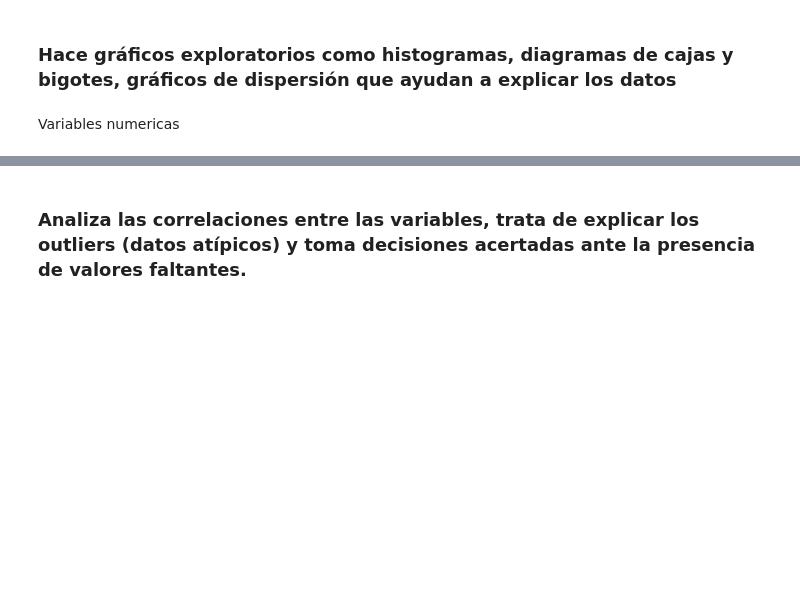
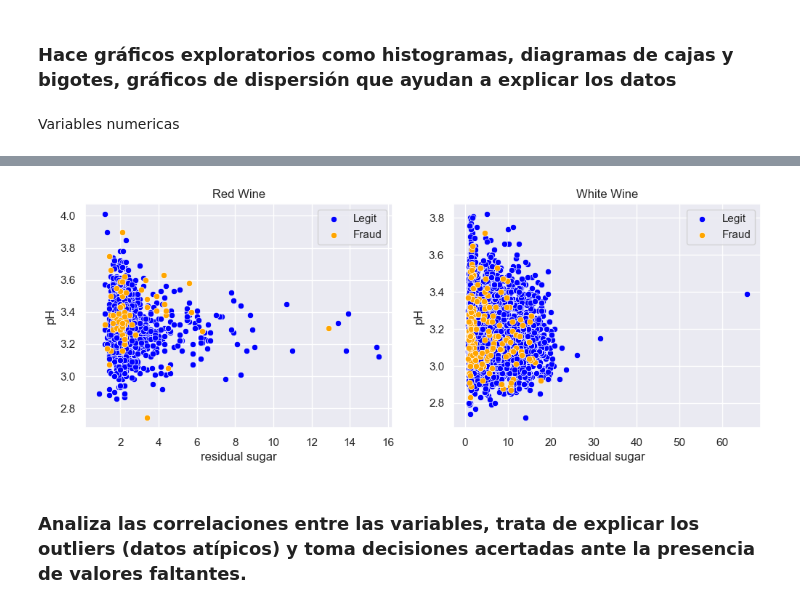
Before and after one commit to Diego-CB/HT3-Mineria, a Jupyter notebook: Exploracion de datos.ipynb, the cells around one changed output, grey strips where cells are left out. Drawn from its saved outputs; the diff is of its cells as text; code cells hidden in the pictures; blank space fills up the shorter version.

```diff
--- a/Exploracion de datos.ipynb
+++ b/Exploracion de datos.ipynb
@@ -80,3 +145,25 @@ Outlier Analysis - Boxplot
+# %%
+# Diagrama de dispersión que compara el ph contra el azúcar residual de los vinos con el vino fraudulento y no fraudulentos
+
+
+fraud_wines = data[data['quality'] == 'Fraud']
+legit_wines = data[data['quality'] == 'Legit']
+
+fig, axes = plt.subplots(ncols=2, figsize=(12, 4))
+
+# Red wine scatter plot
+sns.scatterplot(ax=axes[0], data=legit_wines[legit_wines["type"]=="red"], x="residual sugar", y="pH", color="blue", label="Legit")
+sns.scatterplot(ax=axes[0], data=fraud_wines[fraud_wines["type"]=="red"], x="residual sugar", y="pH", color="orange", label="Fraud")
+axes[0].set(title="Red Wine")
+
+# White wine scatter plot
+sns.scatterplot(ax=axes[1], data=legit_wines[legit_wines["type"]=="white"], x="residual sugar", y="pH", color="blue", label="Legit")
+sns.scatterplot(ax=axes[1], data=fraud_wines[fraud_wines["type"]=="white"], x="residual sugar", y="pH", color="orange", label="Fraud")
+axes[1].set(title="White Wine")
+
+plt.show()
+# %% [output]
+[figure, added]
 # %% [markdown]
 ### Analiza las correlaciones entre las variables, trata de explicar los outliers (datos atípicos) y toma decisiones acertadas ante la presencia de valores faltantes.
 # %%
```
Also changed, not shown: parts of 16 cells of this notebook, 2 other files.
